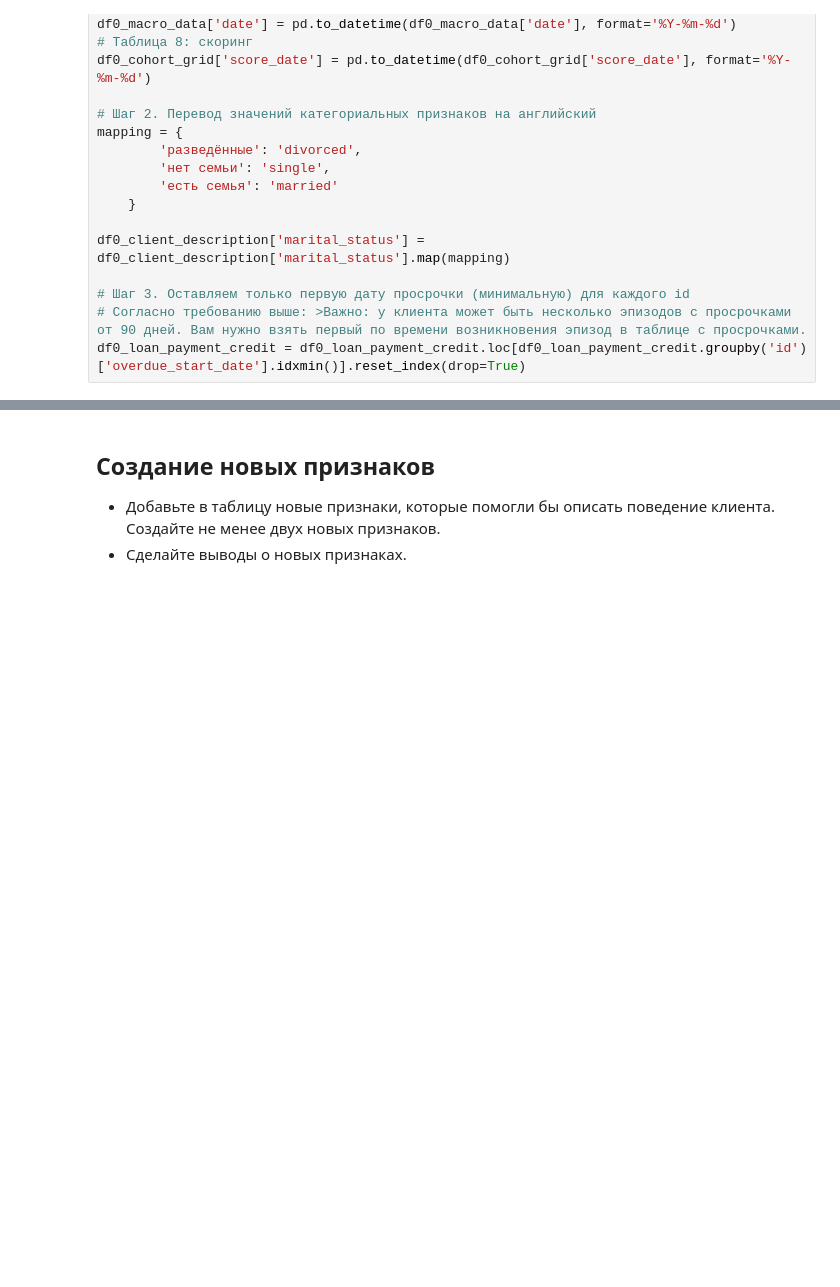
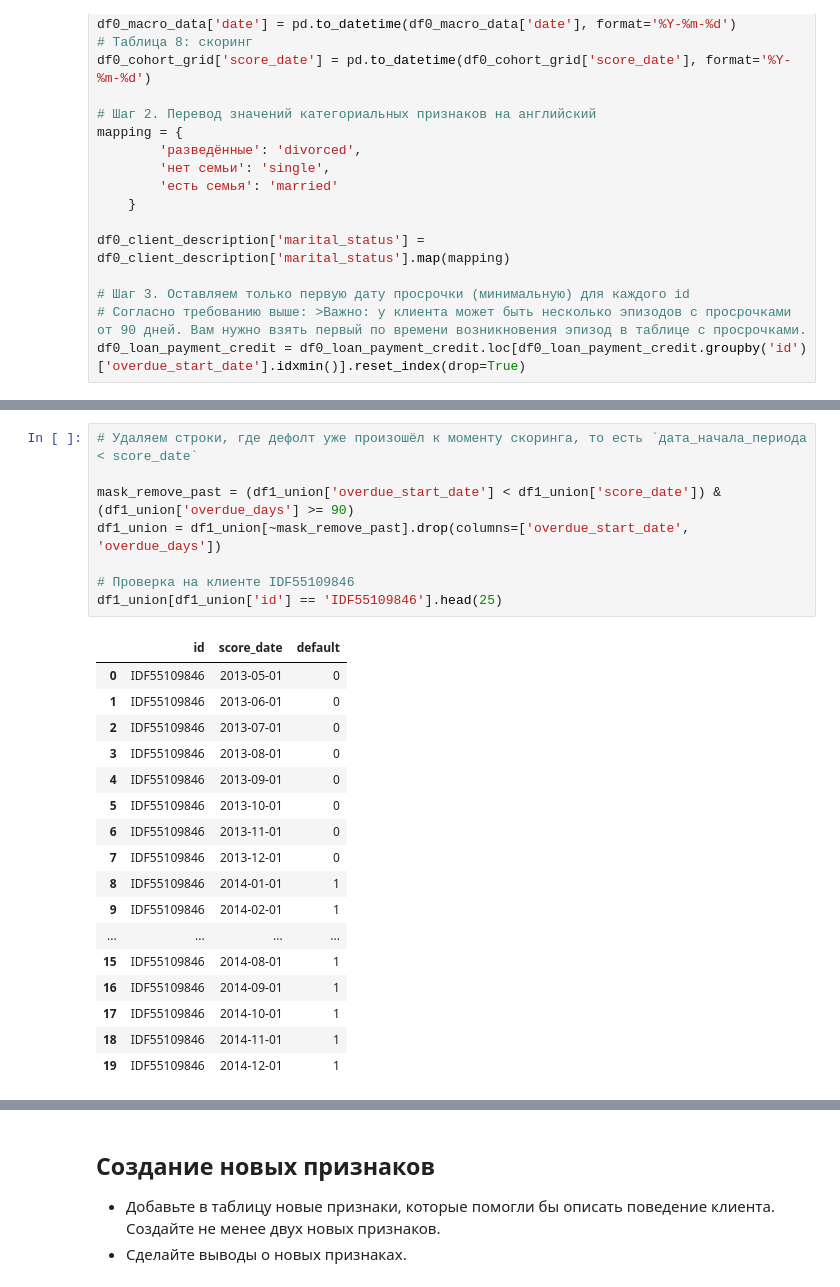
Before and after one commit to TemaQDX/sprint_15_project_behavioral_scoring, a Jupyter notebook: sprint_15_project_behavioral_scoring_Artem_Burov.ipynb, the cells around one changed output, grey strips where cells are left out. Saved outputs shown, nothing was run; the diff lists cells and outputs as text; blank space fills up the shorter version.

```diff
--- a/sprint_15_project_behavioral_scoring_Artem_Burov.ipynb
+++ b/sprint_15_project_behavioral_scoring_Artem_Burov.ipynb
@@ -1462,0 +1488,26 @@ df0_loan_payment_credit = df0_loan_payment_credit.loc[df0_loan_payment_credit.gr
+# %%
+# Удаляем строки, где дефолт уже произошёл к моменту скоринга, то есть `дата_начала_периода < score_date`
+
+mask_remove_past = (df1_union['overdue_start_date'] < df1_union['score_date']) & (df1_union['overdue_days'] >= 90)
+df1_union = df1_union[~mask_remove_past].drop(columns=['overdue_start_date', 'overdue_days'])
+
+# Проверка на клиенте IDF55109846
+df1_union[df1_union['id'] == 'IDF55109846'].head(25)
+# %% [output]
+|  | id | score_date | default |
+| 0 | IDF55109846 | 2013-05-01 | 0 |
+| 1 | IDF55109846 | 2013-06-01 | 0 |
+| 2 | IDF55109846 | 2013-07-01 | 0 |
+| 3 | IDF55109846 | 2013-08-01 | 0 |
+| 4 | IDF55109846 | 2013-09-01 | 0 |
+| 5 | IDF55109846 | 2013-10-01 | 0 |
+| 6 | IDF55109846 | 2013-11-01 | 0 |
+| 7 | IDF55109846 | 2013-12-01 | 0 |
+| 8 | IDF55109846 | 2014-01-01 | 1 |
+| 9 | IDF55109846 | 2014-02-01 | 1 |
+| ... | ... | ... | ... |
+| 15 | IDF55109846 | 2014-08-01 | 1 |
+| 16 | IDF55109846 | 2014-09-01 | 1 |
+| 17 | IDF55109846 | 2014-10-01 | 1 |
+| 18 | IDF55109846 | 2014-11-01 | 1 |
+| 19 | IDF55109846 | 2014-12-01 | 1 |
```
Also changed, not shown: parts of 20 cells of this notebook.
